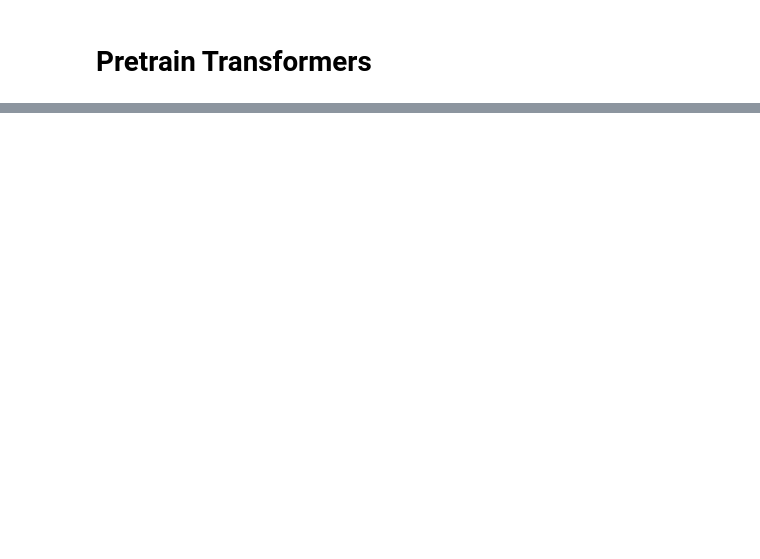
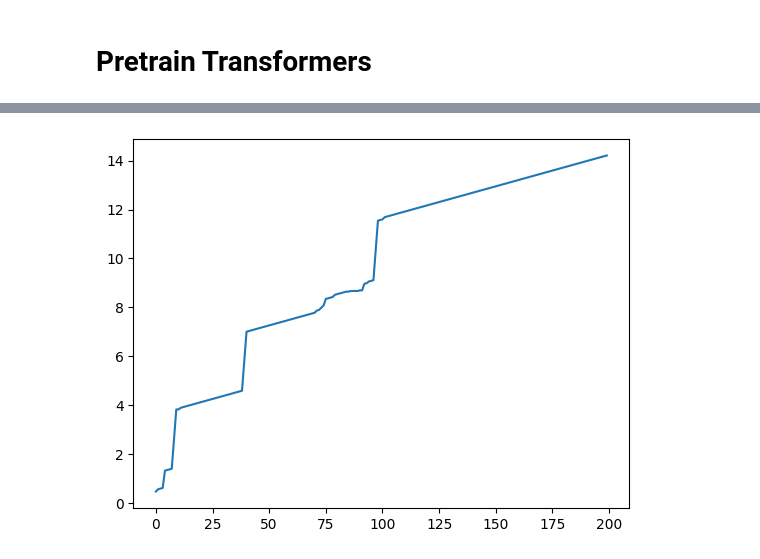
Before and after one commit to xjxyys/In-context-RL, a Jupyter notebook: experiment.ipynb, the cells around one changed output, grey strips where cells are left out. Drawn from its saved outputs; the diff is of its cells as text; code cells hidden in the pictures; blank space fills up the shorter version.

```diff
--- a/experiment.ipynb
+++ b/experiment.ipynb
@@ -253,0 +372,99 @@ for i in tqdm.tqdm(range(num_trajectories)):
+# %%
+# eval the transformer model
+from icrl import *
+from model import *
+config = {
+        'horizon': 200,
+        'dim':5,
+        'act_num':10,
+        'state_dim': 50,
+        'action_dim': 10,
+        'n_layer': 8,
+        'n_embd': 32,
+        'n_head': 4,
+        'shuffle': True,
+        'dropout': 0,
+        'test': True,
+        'act_type': 'relu',
+
+    }
+num_actions = 10
+context_dim = 5
+device = torch.device('cuda' if torch.cuda.is_available() else 'cpu')
+T = 200
+
+
+model = Transformer(config)
+model.load_state_dict(torch.load('model/transformer_model.pth'))
+model.to(device)
+model.eval()  # 确保模型在评估模式
+
+env = Environment(num_actions, context_dim)
+best_action_index = env.get_best_action_index()  # Best action doesn't change in this setup
+best_action_reward = np.dot(env.action_set[best_action_index], env.w_star)
+# evaluate the model
+total_regrets = np.zeros(T)
+total_regret = 0
+action_set = env.get_action_set()
+action_set = torch.tensor(action_set, dtype=torch.float32).to(device).reshape(-1)
+action_indices = []
+rewards = []
+
+for t in range(1, T+1):
+    if t == 1:
+        context_actions = torch.empty(0, num_actions).to(device).unsqueeze(0) # batch_size, 0, num_actions
+        context_rewards = torch.empty(0, 1).to(device).unsqueeze(0) # batch_size, 0, 1
+        x = {
+            'action_set': action_set.unsqueeze(0),
+            'context_actions': context_actions,
+            'context_rewards': context_rewards
+        }
+    else:
+        x = {
+            'action_set': action_set.unsqueeze(0),
+            'context_actions': context_actions,
+            'context_rewards': context_rewards
+        }
+        # action_indices = model(x)
+
+    last_timestep_outputs = model(x)
+    # last_timestep_outputs = model_outputs[:, -1, :]
+
+    # 找到最后一个时间步中每个动作得分最高的索引
+    # action_indices = last_timestep_outputs.argmax(dim=1)
+    # 找到最后一个时间步，用softmax算出每个动作的概率，并按照概率随机选择动作
+    action_indices = torch.multinomial(torch.softmax(last_timestep_outputs, dim=1), 1)
+
+    # print(action_indices)
+    # choose 2t-1 the last one
+    # print(action_indices.shape)
+    # action_indices = action_index[:][-1].argmax().item()
+    # print(action_index)
+    # [2*t-1].argmax().item()
+
+    rewards_ = env.step(action_indices[0].item())[0]
+    actions_ = env.step(action_indices[0].item())[1]
+    # 转化成一个one-hot向量
+    actions_one_hot = torch.zeros(1, 1, num_actions).to(device) # batch_size, 1, num_actions
+    # print(action_indices.shape)
+    # print(actions_one_hot.shape)
+    actions_one_hot.scatter_(2, action_indices.unsqueeze(0), 1) # batch_size, num_actions
+
+    reward_tensor = torch.tensor(rewards_, dtype=torch.float32).to(device).unsqueeze(0).unsqueeze(0).unsqueeze(0) # batch_size, 1, 1
+    # print(reward_tensor.shape)
+    context_actions = torch.cat((context_actions, actions_one_hot), dim=1)
+    context_rewards = torch.cat((context_rewards, reward_tensor), dim=1)
+
+    # embeddings_even = TrajectoryDataset.embed_even(actions_, rewards_, t-1, context_dim, num_actions)
+    # embeddings.append(embeddings_even)
+    # Calculate regret for this round and add to total
+    expected_reward = np.dot(env.action_set[action_indices[0].item()], env.w_star)
+    # print(expected_reward)
+    round_regret = best_action_reward - expected_reward
+    total_regret += round_regret
+    # print(round_regret)
+    total_regrets[t-1] = total_regret
+    # print(rewards_, actions_)
+# 画出total regret，横轴是时间，纵轴是累计遗憾
+plt.plot(total_regrets)
+# %% [output]
@@ -253,0 +472 @@ for i in tqdm.tqdm(range(num_trajectories)):
+[figure, added]
```
Also changed, not shown: parts of 15 cells of this notebook, 10 other files.
